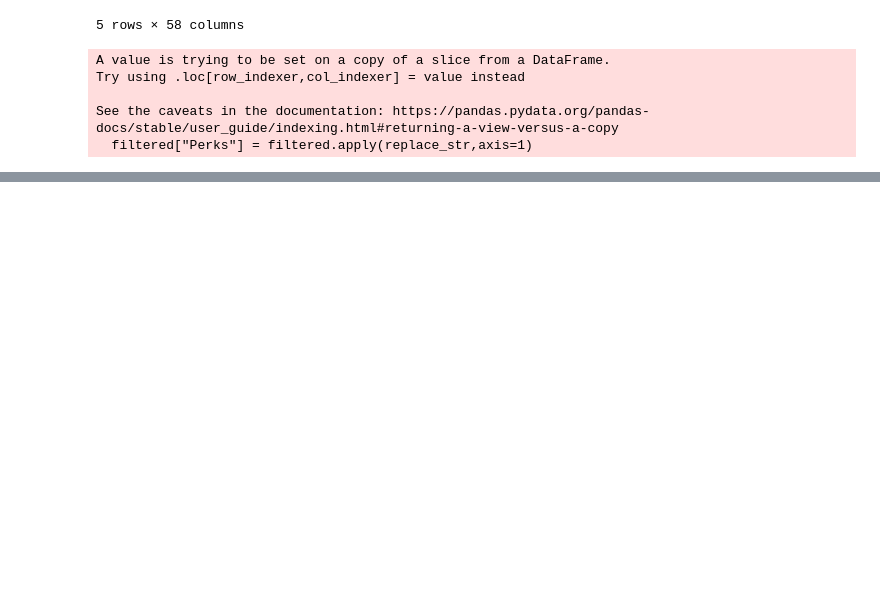
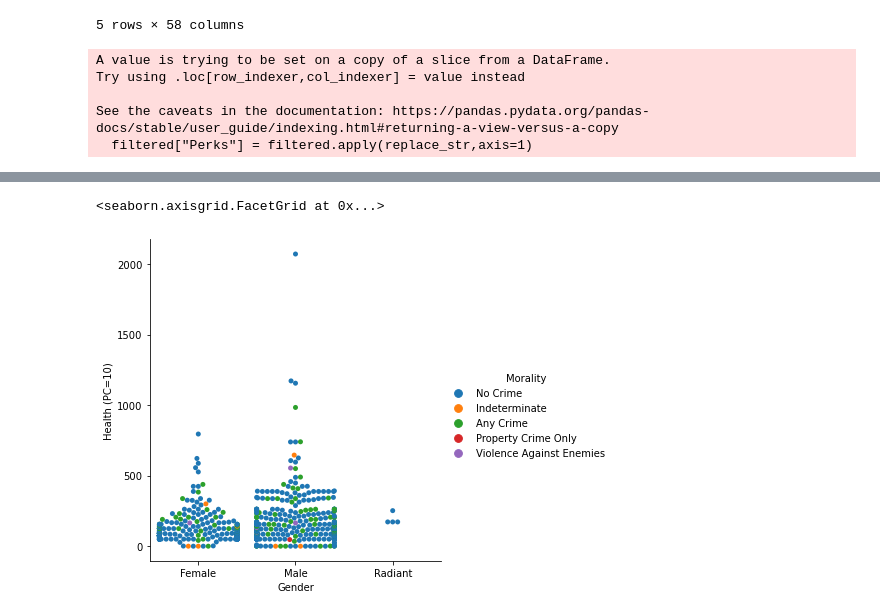
Before and after one commit to riz734/Game-Analytics, a Jupyter notebook: Skyrim/NPC_analysis.ipynb, the cells around one changed output, grey strips where cells are left out. Cells and saved outputs as stored; diff of their text form; code cells hidden in the pictures; blank space fills up the shorter version.

```diff
--- a/Skyrim/NPC_analysis.ipynb
+++ b/Skyrim/NPC_analysis.ipynb
@@ -86,0 +116,5 @@ filtered
+# %%
+sns.catplot(data=filtered, x="Gender", y="Health (PC=10)",hue="Morality",kind="swarm")
+# %% [output]
+<seaborn.axisgrid.FacetGrid at 0x...>
+[figure, added]
```
Also changed, not shown: parts of 7 cells of this notebook.
